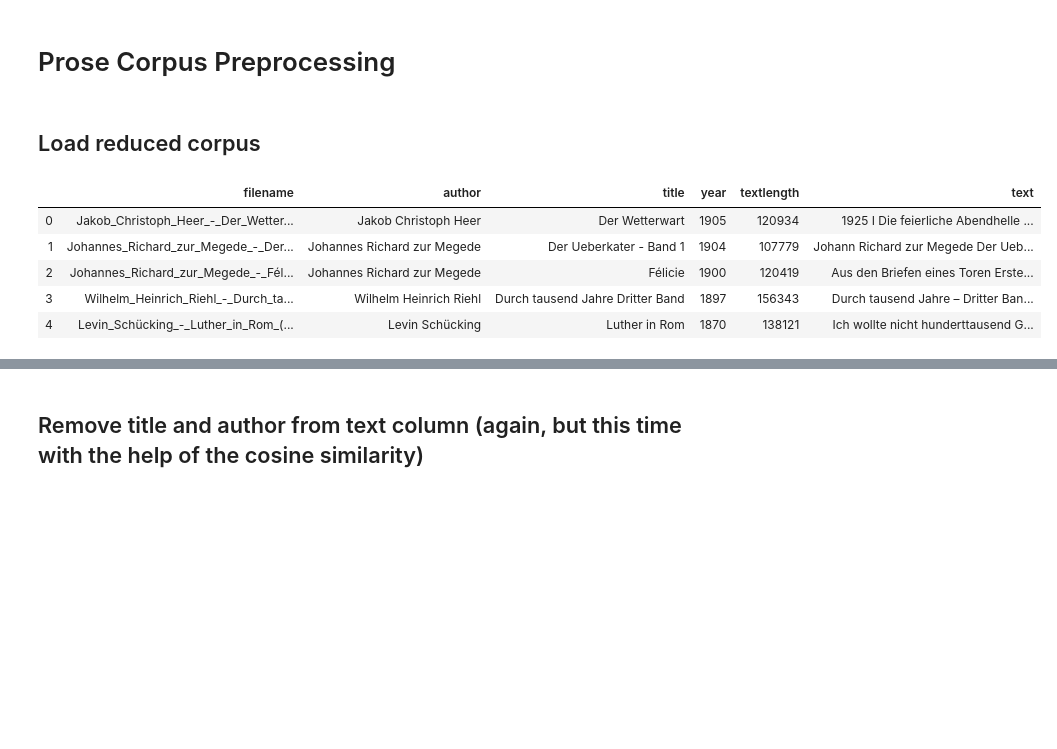
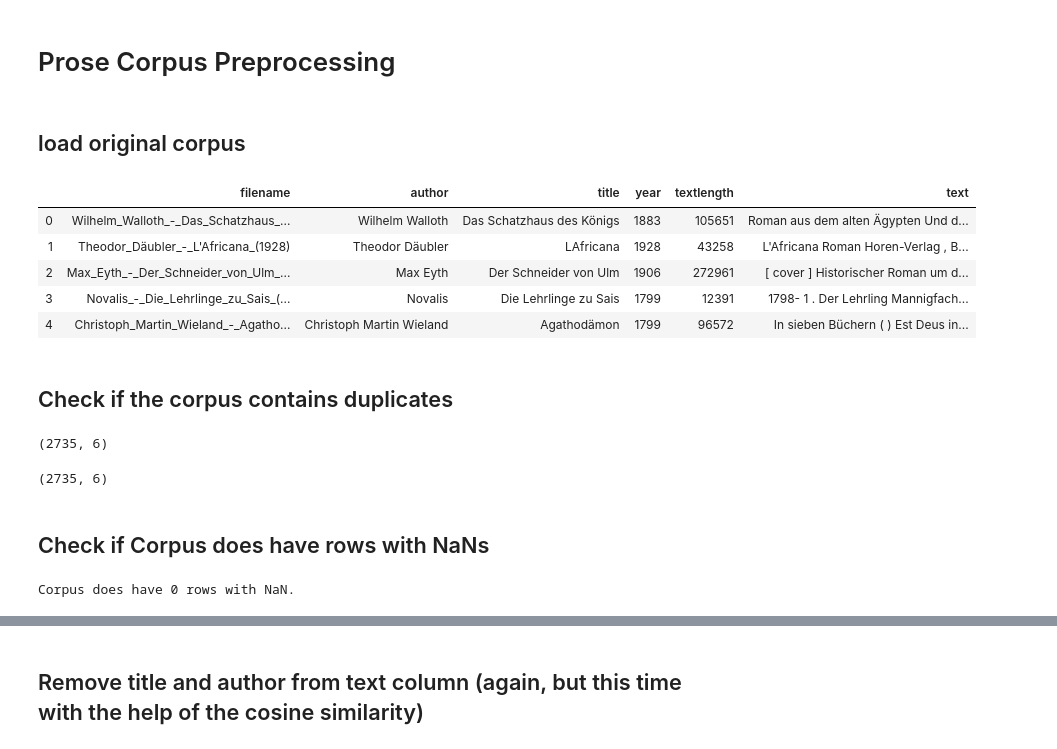
Before and after one commit to realjanpaulus/clf_stylo_comp, a Jupyter notebook: app/prose_corpus_preprocessing.ipynb, the cells around one changed output, grey strips where cells are left out. Saved outputs shown, nothing was run; the diff lists cells and outputs as text; code cells hidden in the pictures; blank space fills up the shorter version.

Commit message:
add: new prose corpus reduction

```diff
--- a/app/prose_corpus_preprocessing.ipynb
+++ b/app/prose_corpus_preprocessing.ipynb
@@ -12,15 +7,33 @@ from sklearn.feature_extraction.text import CountVectorizer
 %matplotlib inline
 plt.rcParams.update({'figure.figsize':(8,6), 'figure.dpi':150})
 # %% [markdown]
-## Load reduced corpus
+## load original corpus
 # %%
-corpus = pd.read_csv("../data/corpora/rcorpus.csv")
+df = pd.read_csv("../data/corpora/oprose_corpus.csv")
 # %%
-corpus.head()
+df.head()
 # %% [output]
 |  | filename | author | title | year | textlength | text |
-| 0 | Jakob_Christoph_Heer_-_Der_Wetter... | Jakob Christoph Heer | Der Wetterwart | 1905 | 120934 | 1925 I Die feierliche Abendhelle ... |
-| 1 | Johannes_Richard_zur_Megede_-_Der... | Johannes Richard zur Megede | Der Ueberkater - Band 1 | 1904 | 107779 | Johann Richard zur Megede Der Ueb... |
-| 2 | Johannes_Richard_zur_Megede_-_Fél... | Johannes Richard zur Megede | Félicie | 1900 | 120419 | Aus den Briefen eines Toren Erste... |
-| 3 | Wilhelm_Heinrich_Riehl_-_Durch_ta... | Wilhelm Heinrich Riehl | Durch tausend Jahre Dritter Band | 1897 | 156343 | Durch tausend Jahre – Dritter Ban... |
-| 4 | Levin_Schücking_-_Luther_in_Rom_(... | Levin Schücking | Luther in Rom | 1870 | 138121 | Ich wollte nicht hunderttausend G... |
+| 0 | Wilhelm_Walloth_-_Das_Schatzhaus_... | Wilhelm Walloth | Das Schatzhaus des Königs | 1883 | 105651 | Roman aus dem alten Ägypten Und d... |
+| 1 | Theodor_Däubler_-_L'Africana_(1928) | Theodor Däubler | LAfricana | 1928 | 43258 | L'Africana Roman Horen-Verlag , B... |
+| 2 | Max_Eyth_-_Der_Schneider_von_Ulm_... | Max Eyth | Der Schneider von Ulm | 1906 | 272961 | [ cover ] Historischer Roman um d... |
+| 3 | Novalis_-_Die_Lehrlinge_zu_Sais_(... | Novalis | Die Lehrlinge zu Sais | 1799 | 12391 | 1798- 1 . Der Lehrling Mannigfach... |
+| 4 | Christoph_Martin_Wieland_-_Agatho... | Christoph Martin Wieland | Agathodämon | 1799 | 96572 | In sieben Büchern ( ) Est Deus in... |
+# %% [markdown]
+## Check if the corpus contains duplicates
+# %%
+df.shape
+# %% [output]
+(2735, 6)
+# %%
+df = df.drop_duplicates()
+df.shape
+# %% [output]
+(2735, 6)
+# %% [markdown]
+## Check if Corpus does have rows with NaNs
+# %%
+nan_df = df[df.isna().any(axis=1)]
+print(f"Corpus does have {nan_df.shape[0]} rows with NaN.")
+# %% [output]
+Corpus does have 0 rows with NaN.
```
Also changed, not shown: parts of 51 cells of this notebook, 1 other file.
